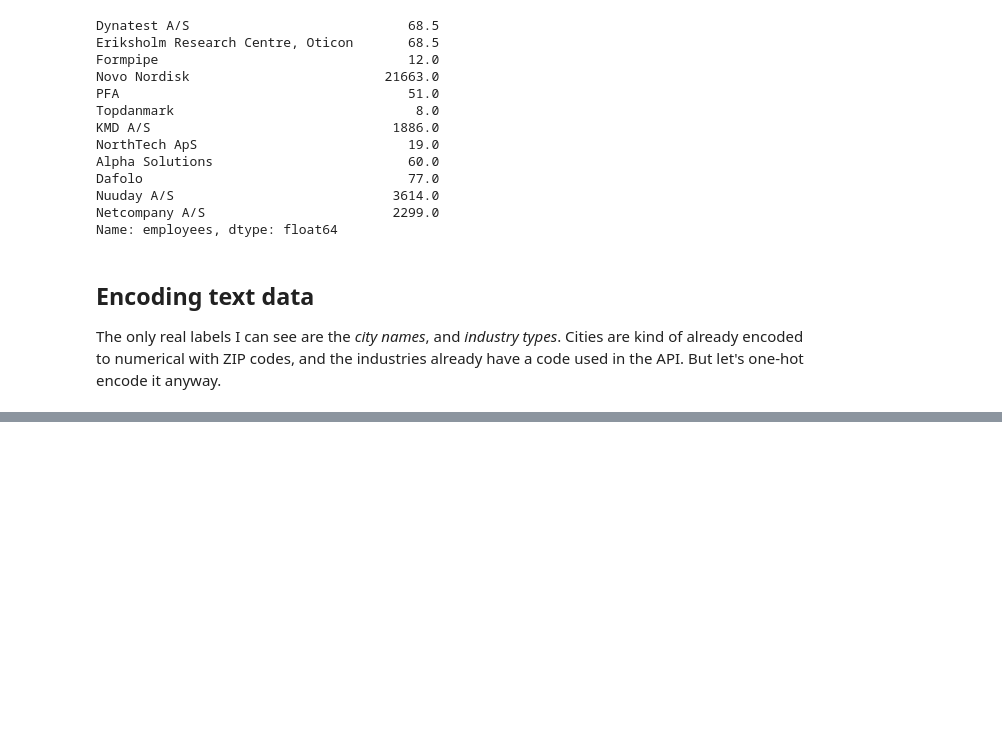
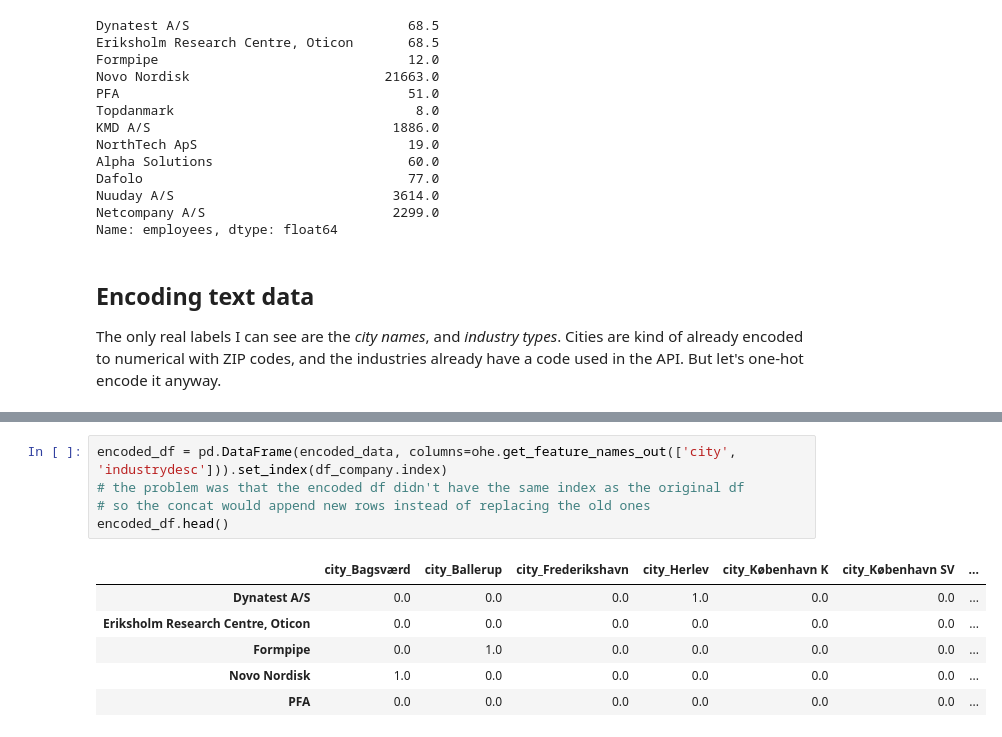
Before and after one commit to KD131/soft-sem1-datascience-sp1, a Jupyter notebook: internship_data.ipynb, the cells around one changed output, grey strips where cells are left out. Cells and saved outputs as stored; diff of their text form; blank space fills up the shorter version.

```diff
--- a/internship_data.ipynb
+++ b/internship_data.ipynb
@@ -501,0 +509,12 @@ df_company
+# %%
+encoded_df = pd.DataFrame(encoded_data, columns=ohe.get_feature_names_out(['city', 'industrydesc'])).set_index(df_company.index)
+# the problem was that the encoded df didn't have the same index as the original df
+# so the concat would append new rows instead of replacing the old ones
+encoded_df.head()
+# %% [output]
+|  | city_Bagsværd | city_Ballerup | city_Frederikshavn | city_Herlev | city_København K | city_København SV | ... |
+| Dynatest A/S | 0.0 | 0.0 | 0.0 | 1.0 | 0.0 | 0.0 | ... |
+| Eriksholm Research Centre, Oticon | 0.0 | 0.0 | 0.0 | 0.0 | 0.0 | 0.0 | ... |
+| Formpipe | 0.0 | 1.0 | 0.0 | 0.0 | 0.0 | 0.0 | ... |
+| Novo Nordisk | 1.0 | 0.0 | 0.0 | 0.0 | 0.0 | 0.0 | ... |
+| PFA | 0.0 | 0.0 | 0.0 | 0.0 | 0.0 | 0.0 | ... |
```
Also changed, not shown: parts of 8 cells of this notebook, 1 other file.
